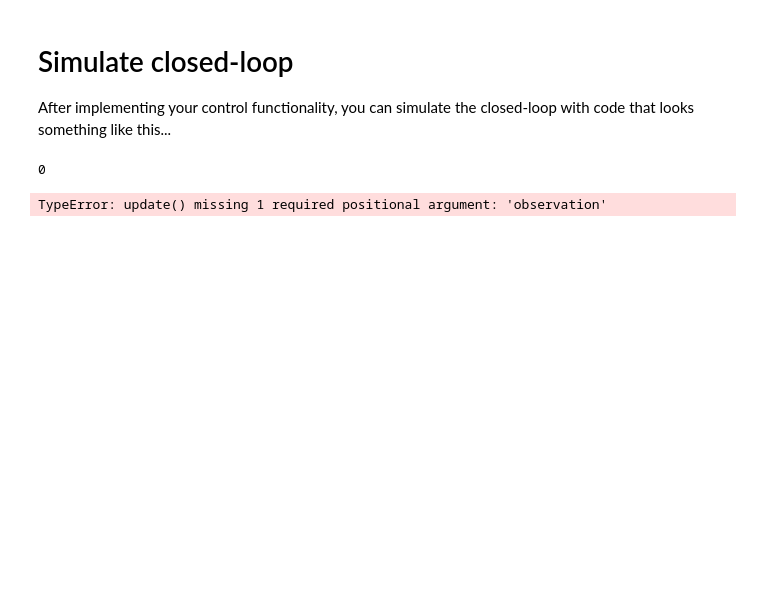
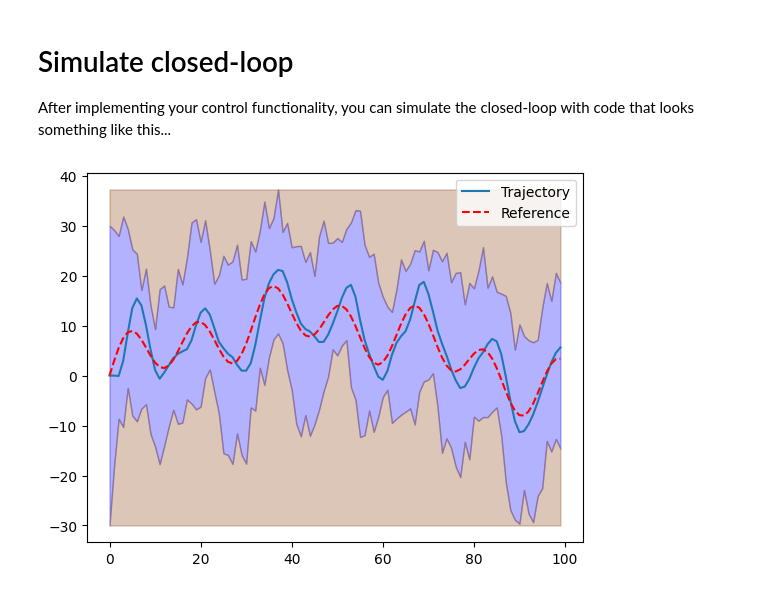
Before and after one commit to jumenberger/b1-coding-practical-mt24, a Jupyter notebook: notebooks/demo copy.ipynb, the cells around one changed output. Cells and saved outputs as stored; diff of their text form; code cells hidden in the pictures; blank space fills up the shorter version.

```diff
--- a/notebooks/demo copy.ipynb
+++ b/notebooks/demo copy.ipynb
@@ -10,24 +10,23 @@ After implementing your control functionality, you can simulate the closed-loop
 # %%
 # Import relevant modules
 import sys
 sys.path.append('/Users/laurensockett/Documents/B1 Scientific Coding/b1-coding-practical-mt26')
 from uuv_mission.dynamic import Submarine, ClosedLoop, Trajectory, Mission
 from uuv_mission.control import PDController as controller
 
 
 sub = Submarine()
 # Instantiate your controller (depending on your implementation)
 closed_loop = ClosedLoop(sub, controller())
 mission = Mission.from_csv("/Users/laurensockett/Documents/B1 Scientific Coding/b1-coding-practical-mt26/data/mission.csv") # You must implement this method in the Mission class
 
 # closed_loop.getdepth()
 
 #
 trajectory = closed_loop.simulate_with_random_disturbances(mission)
-# trajectory.plot_completed_mission(mission)
+trajectory.plot_completed_mission(mission)
 # %% [output]
-0
-TypeError: update() missing 1 required positional argument: 'observation'
+[figure, added]
 # %%
 import os
 print(os.getcwd())               # where the notebook is running from
```
